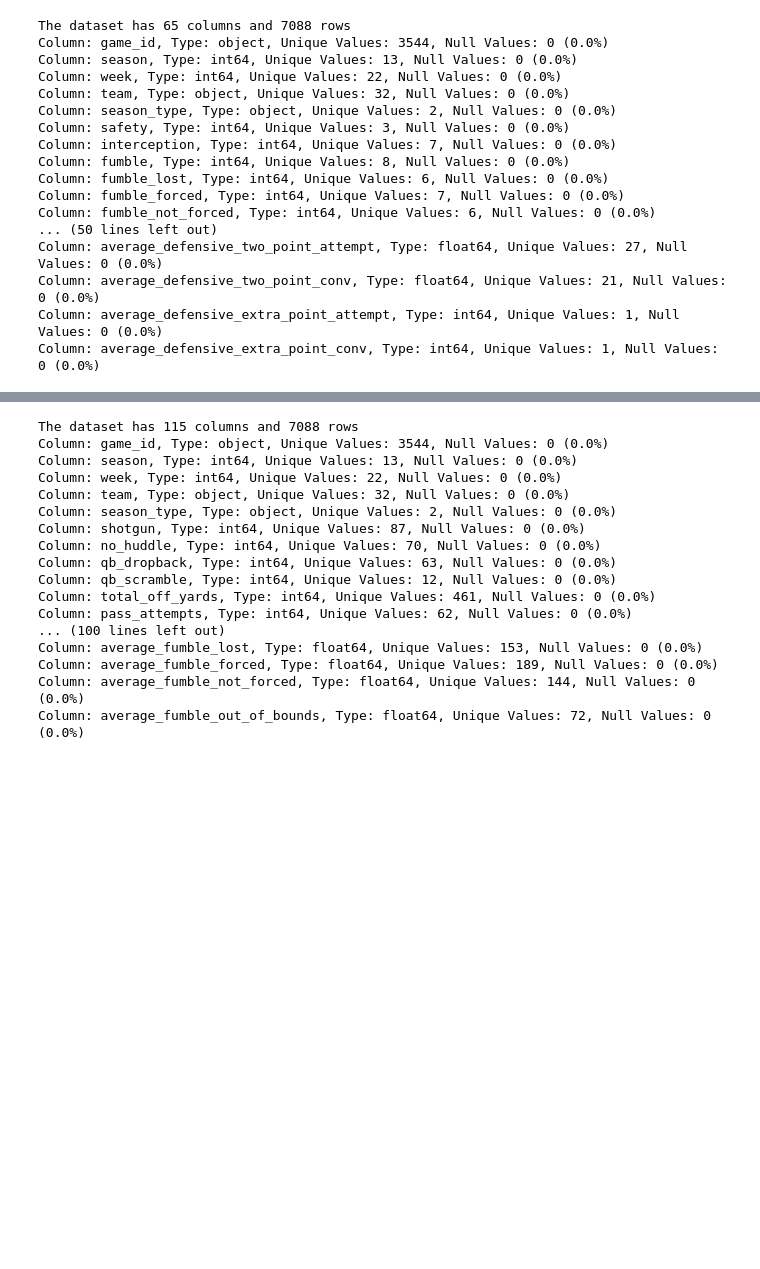
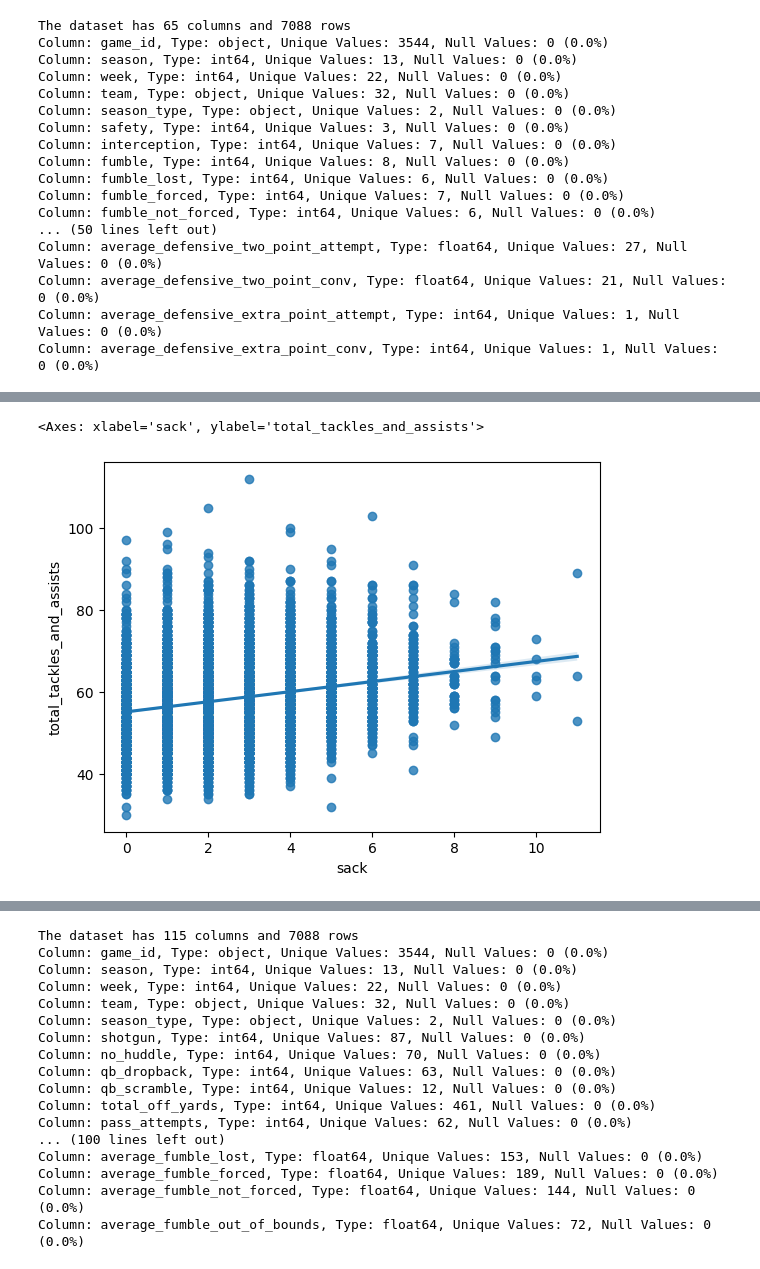
Before and after one commit to Ejaramillo1/nfl_ml_project, a Jupyter notebook: notebook/data/EDA_NFL_Team_metrics.ipynb, the cells around one changed output, grey strips where cells are left out. Saved outputs shown, nothing was run; the diff lists cells and outputs as text; code cells hidden in the pictures; blank space fills up the shorter version.

```diff
--- a/notebook/data/EDA_NFL_Team_metrics.ipynb
+++ b/notebook/data/EDA_NFL_Team_metrics.ipynb
@@ -74,0 +106,5 @@ Column: average_defensive_extra_point_conv, Type: int64, Unique Values: 1, Null
+# %%
+sns.regplot(data=weekly_df_defense, x = 'sack' , y='total_tackles_and_assists')
+# %% [output]
+<Axes: xlabel='sack', ylabel='total_tackles_and_assists'>
+[figure, added]
```
Also changed, not shown: parts of 29 cells of this notebook.
